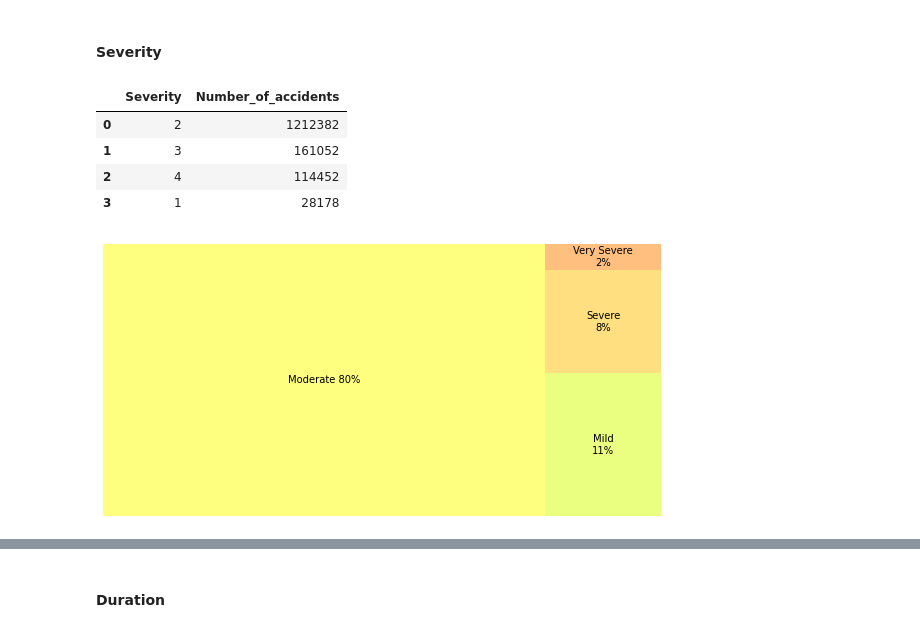
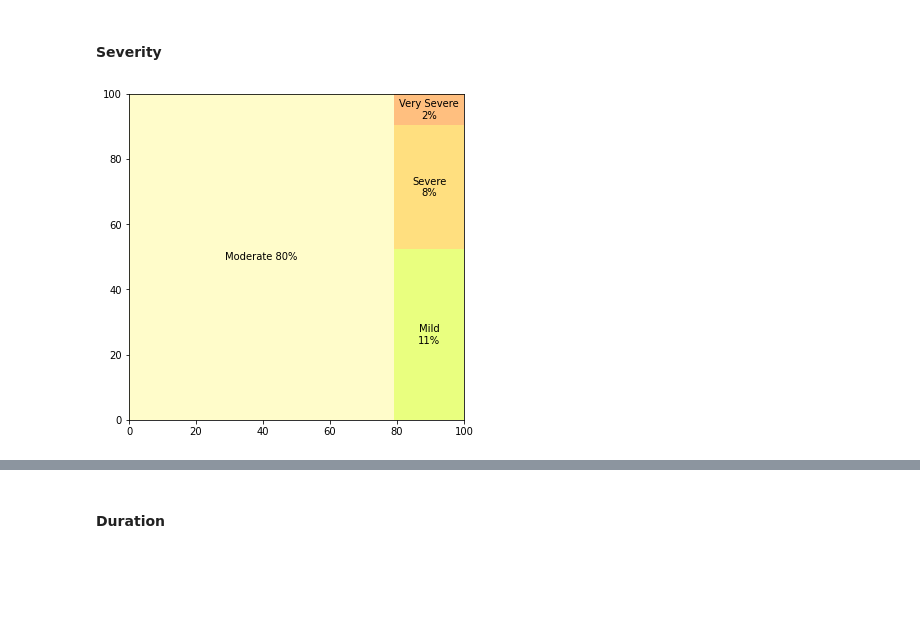
Before and after one commit to shitab16/Exploratory-Data-Analysis-US_Accidents, a Jupyter notebook: EDA_US_Accidents.ipynb, the cells around one changed output, grey strips where cells are left out. Saved outputs shown, nothing was run; the diff lists cells and outputs as text; code cells hidden in the pictures; blank space fills up the shorter version.

```diff
--- a/EDA_US_Accidents.ipynb
+++ b/EDA_US_Accidents.ipynb
@@ -66,5 +63,7 @@ Index(['ID', 'Severity', 'Start_Time', 'End_Time', 'Start_Lat', 'Start_Lng',
 # %%
-#printing each column name, it's first value, and it's datatype
+#Dataframe containing column name, it's first value, and it's datatype
+df_type= pd.DataFrame(columns=['Column','Sample','Datatype'])
 for c in df.columns:
-  print(c, df[c][0], type(df[c][0]), sep="\t")
+   df_type= df_type.append({'Column': c,'Sample': df[c][0],'Datatype':str(type(df[c][0]))[-15:]},ignore_index=True)
+df_type.T
 # %% [output]
@@ -185,24 +125,15 @@ Number of categories originally:  117
 #function to standarize similar weather condition
 def weather(original_text):
   text= str(original_text).lower()
-  if 'rain' in text or 'drizzle' in text :
-    return 'Rain'
-  if 'cloud' in text or 'overcast' in text:
-    return 'Cloudy'
-  if 'snow' in text:
-    return 'Snow'
-  if 'fog' in text or 'haze' in text:
-    return 'Fog'
-  if 'ice pellets' in text:
-    return 'Ice Pellets'
-  if 'thunder' in text or 'storm' in text:
-    return 'Thunder-Storm'
-  if 'dust' in text:
-    return 'Dust'
-  if 'windy' in text:
-    return 'Windy'
-  else:
-    return original_text
+  if 'rain' in text or 'drizzle' in text : return 'Rain'
+  elif 'cloud' in text or 'overcast' in text: return 'Cloudy'
+  elif 'snow' in text: return 'Snow'
+  elif 'fog' in text or 'haze' in text: return 'Fog'
+  elif 'ice pellets' in text: return 'Ice Pellets'
+  elif 'thunder' in text or 'storm' in text: return 'Thunder-Storm'
+  elif 'dust' in text: return 'Dust'
+  elif 'windy' in text: return 'Windy'
+  else: return original_text
 
 df['Weather_Condition']= df['Weather_Condition'].apply(weather)
 # %%
@@ -380,7 +302,7 @@ abbrev_to_us_state = dict(map(reversed, us_state_to_abbrev.items()))
 # %%
 #function to replace abbreviation with two states
 def get_state_name(s):
-  return abbrev_to_us_state[s]
+  return list(us_state_to_abbrev.keys())[list(us_state_to_abbrev.values()).index(s)]
 
 #dataframe containing total number of accidents in each state
 df_state = pd.DataFrame(df['State'].value_counts())
@@ -726,23 +642,14 @@ df_severity= pd.DataFrame(df['Severity'].value_counts())
 df_severity= df_severity.reset_index().rename(columns={'index':'Severity', 'Severity': 'Number_of_accidents'})
-# %%
-df_severity
-# %% [output]
-|  | Severity | Number_of_accidents |
-| 0 | 2 | 1212382 |
-| 1 | 3 | 161052 |
-| 2 | 4 | 114452 |
-| 3 | 1 | 28178 |
 # %%
-fig,ax = plt.subplots(figsize = (10,5))
+fig,ax = plt.subplots(figsize = (6,6))
 
 perc= [round(x/sum(df_severity['Number_of_accidents'])*100) for x in df_severity['Number_of_accidents']]
 
 
 squarify.plot(sizes=perc,
               label=[f'Moderate {perc[0]}%',f'Mild\n{perc[1]}%',f'Severe\n{perc[2]}%',f'Very Severe\n{perc[3]}%'],
-              color=['#ffff00', '#d5ff00', '#ffc000', '#ff8000'],
+              color=['#fffb96', '#d5ff00', '#ffc000', '#ff8000'],
               alpha=0.5)
-plt.axis('off')
 plt.show()
 # %% [output]
-[figure, old version]
+[figure, new version]
```
Also changed, not shown: parts of 16 cells of this notebook.
